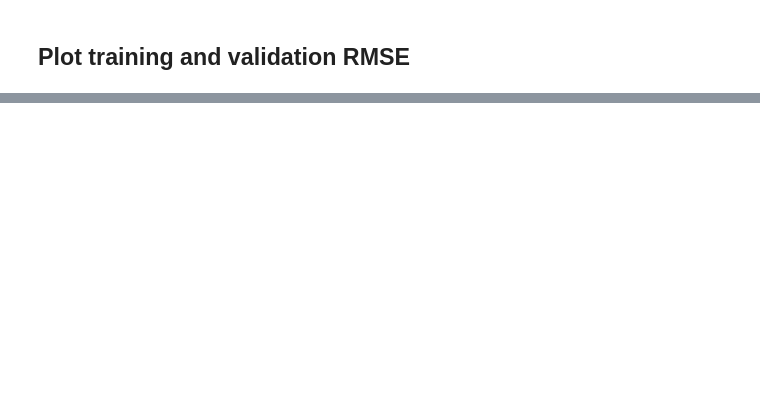
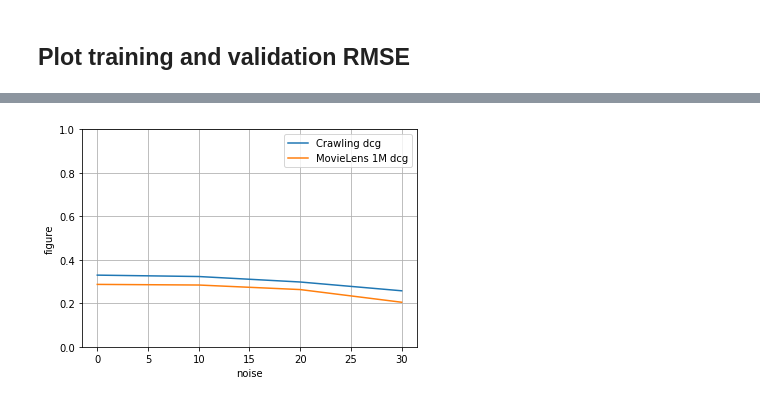
Before and after one commit to jowoojun/collaborative_filtering_keras, a Jupyter notebook: Recipe_Training.ipynb, the cells around one changed output, grey strips where cells are left out. Saved outputs shown, nothing was run; the diff lists cells and outputs as text; code cells hidden in the pictures; blank space fills up the shorter version.

```diff
--- a/Recipe_Training.ipynb
+++ b/Recipe_Training.ipynb
@@ -135,0 +182,11 @@ http://pandas.pydata.org/pandas-docs/stable/indexing.html#ix-indexer-is-deprecat
+# %%
+dcg = pd.DataFrame({'noise': [ i for i in crawling["noise"] ],
+                     'Crawling dcg': [ dcg for dcg in crawling["DCG"] ],
+                     'MovieLens 1M dcg': [ dcg for dcg in movie["DCG"] ],
+                    })
+#ax = loss.ix[:,:].plot(x='epoch', figsize={1,30}, grid=True)
+ax = dcg.loc[:,:].plot(x='noise', grid=True)
+ax.set_ylabel("figure")
+ax.set_ylim([0.0,1.0]);
+# %% [output]
+[figure, added]
```
Also changed, not shown: parts of 13 cells of this notebook, 4 other files.
